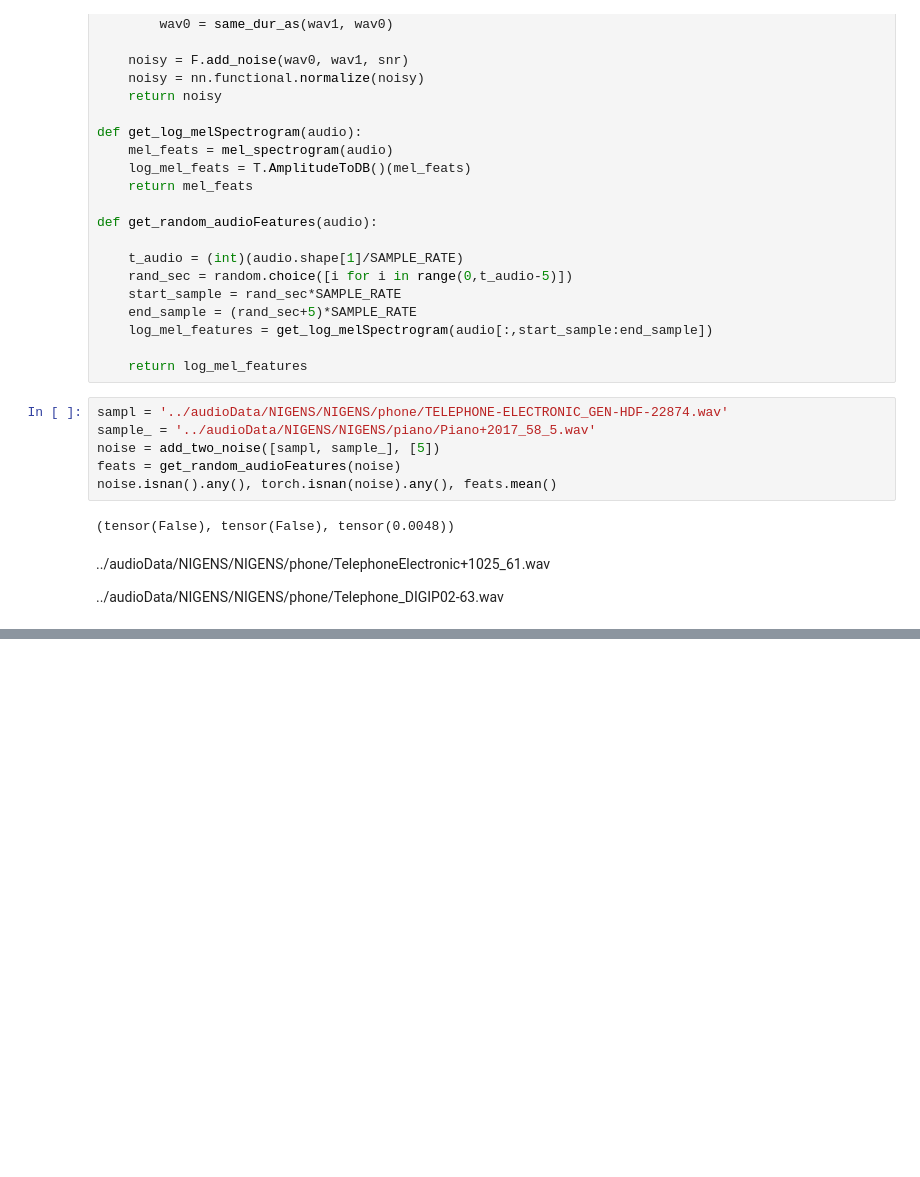
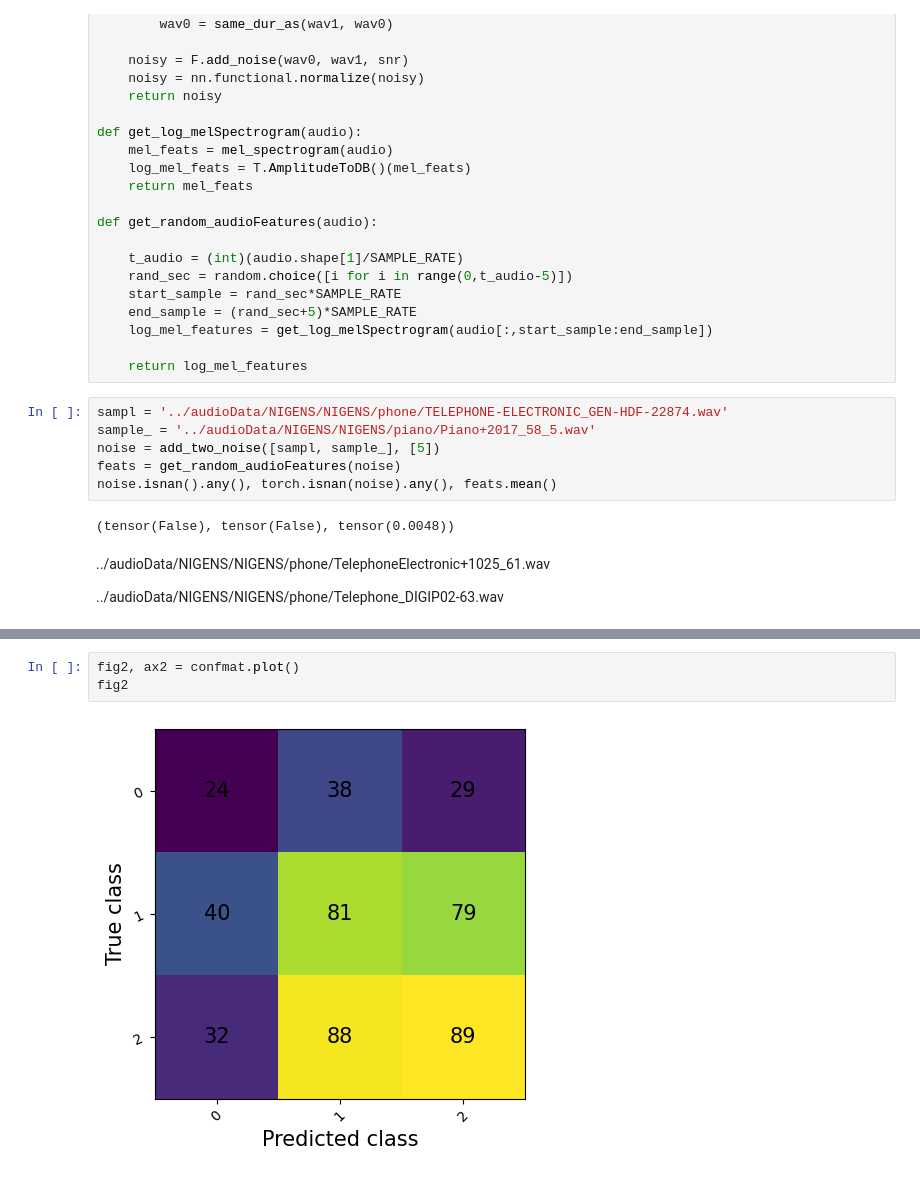
Before and after one commit to darshitttt/spec_based_AE, a Jupyter notebook: audio_utils.ipynb, the cells around one changed output, grey strips where cells are left out. Drawn from its saved outputs; the diff is of its cells as text; blank space fills up the shorter version.

```diff
--- a/audio_utils.ipynb
+++ b/audio_utils.ipynb
@@ -119,0 +158,5 @@ display(Audio(reconstructed_waveform, rate=SAMPLE_RATE))
+# %%
+fig2, ax2 = confmat.plot()
+fig2
+# %% [output]
+[figure, added]
```
Also changed, not shown: parts of 5 cells of this notebook, 3 other files.
